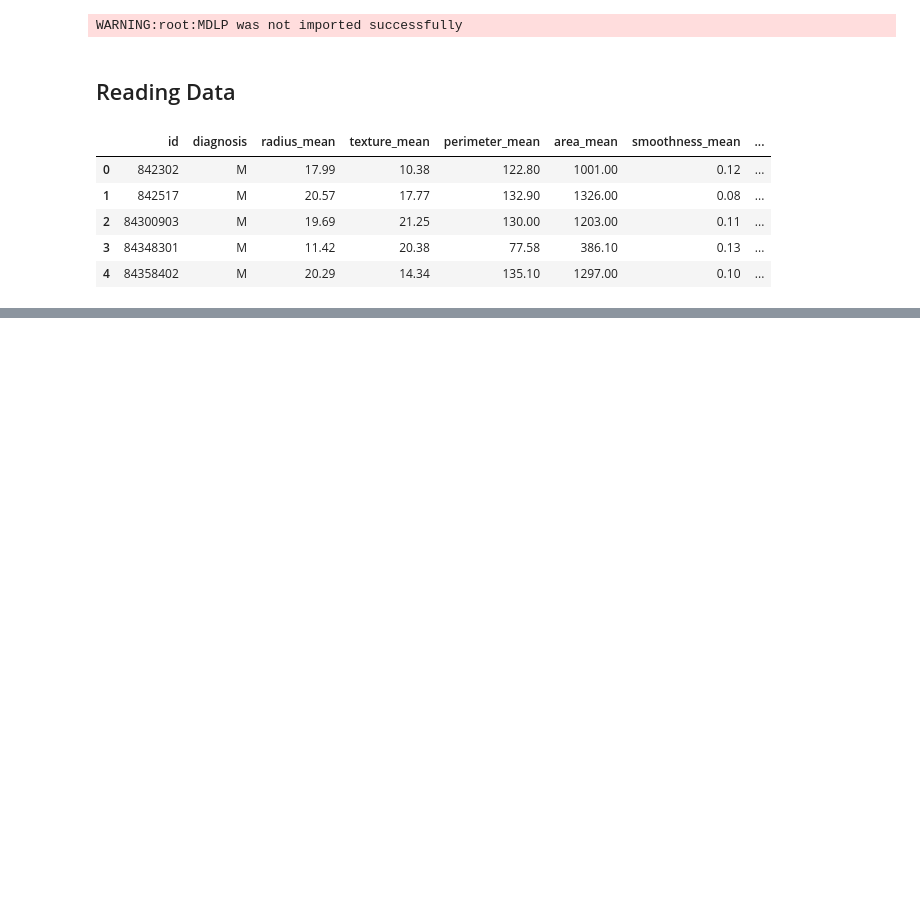
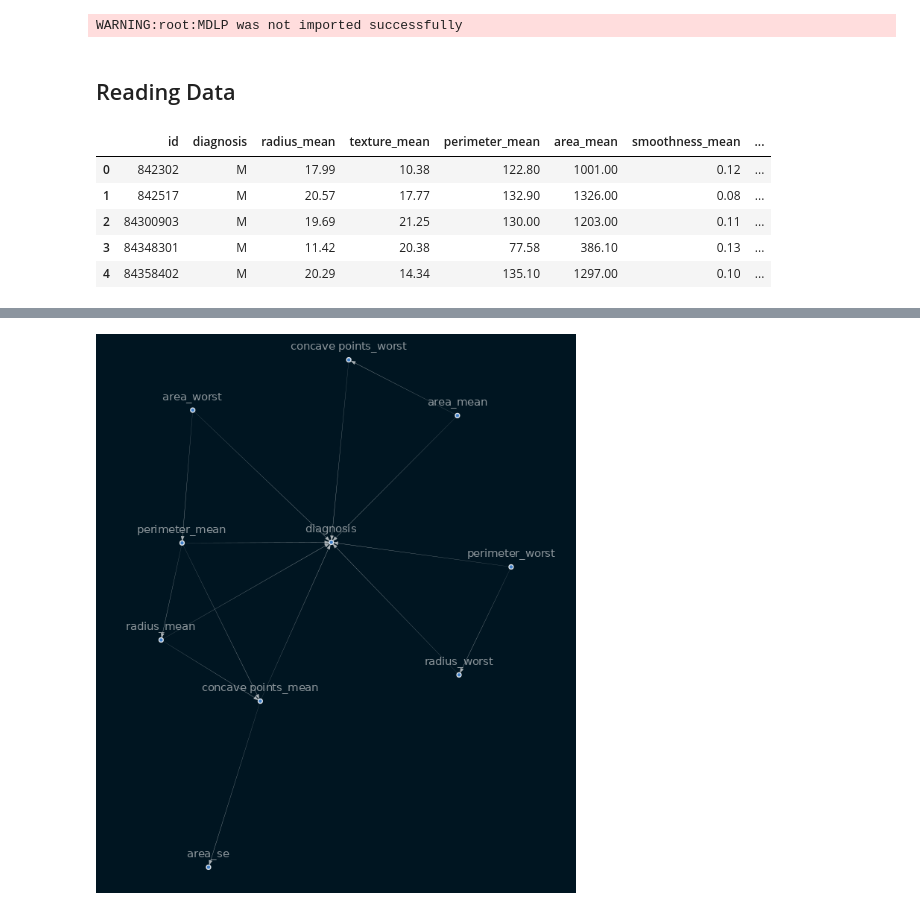
Before and after one commit to dagmawiii03/causal-inference, a Jupyter notebook: notebooks/Untitled.ipynb, the cells around one changed output, grey strips where cells are left out. Saved outputs shown, nothing was run; the diff lists cells and outputs as text; code cells hidden in the pictures; blank space fills up the shorter version.

```diff
--- a/notebooks/Untitled.ipynb
+++ b/notebooks/Untitled.ipynb
@@ -89,0 +113,14 @@ x.head(5)
+# %%
+#Stablity of causal graph
+x_selected = normal_data.iloc[:, :10]
+# %%
+#50%
+portion = int(x_selected.shape[0] *.5)
+x_portion = x_selected.head(portion)
+# %%
+%%time
+sm1 = from_pandas(x_portion, tabu_parent_nodes=['diagnosis'],)
+sm1.remove_edges_below_threshold(0.8)
+sm1 = sm1.get_largest_subgraph()
+vz.vis_sm(sm1)
+# %% [output]
@@ -89,0 +129 @@ x.head(5)
+[figure, added]
```
Also changed, not shown: parts of 18 cells of this notebook.
